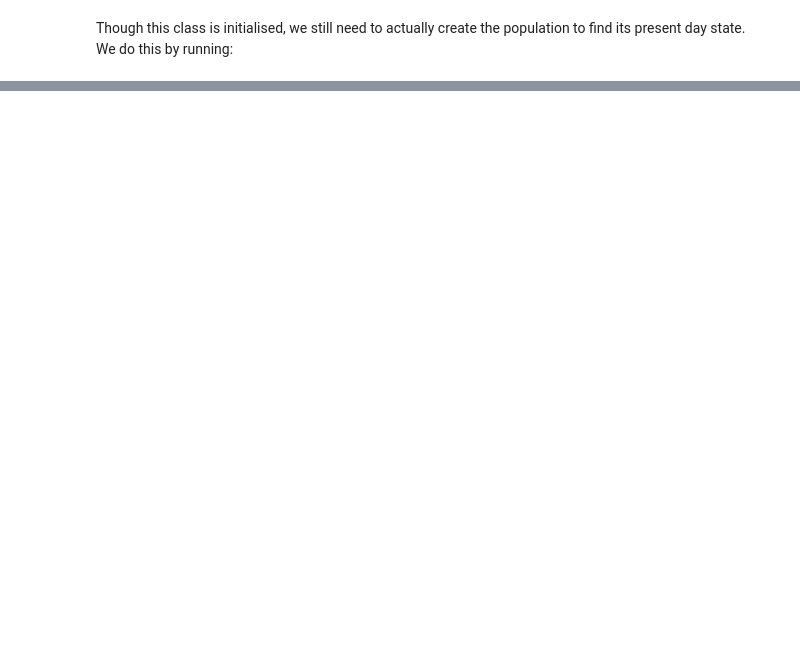
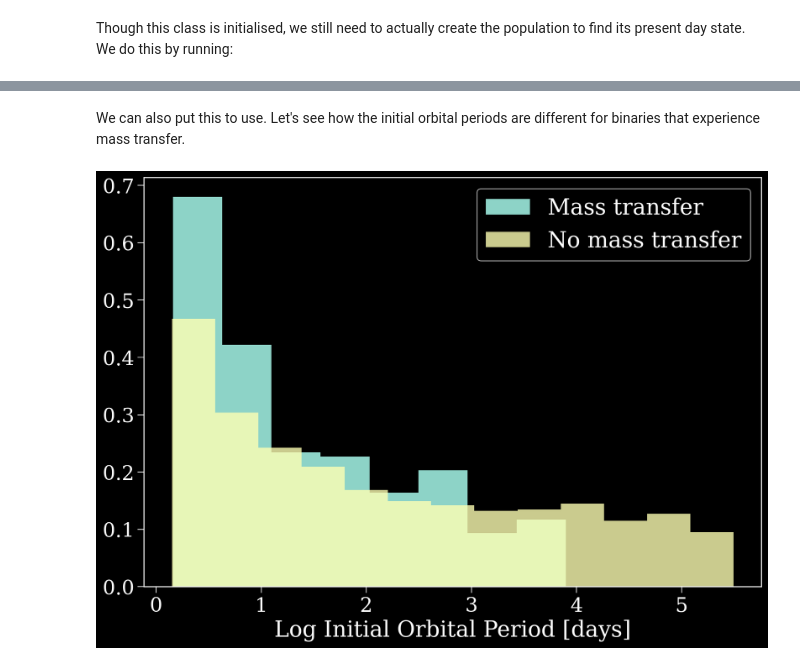
Before and after one commit to TomWagg/cogsworth, a Jupyter notebook: docs/tutorials/getting_started.ipynb, the cells around one changed output, grey strips where cells are left out. Drawn from its saved outputs; the diff is of its cells as text; code cells hidden in the pictures; blank space fills up the shorter version.

```diff
--- a/docs/tutorials/getting_started.ipynb
+++ b/docs/tutorials/getting_started.ipynb
@@ -88,0 +119,10 @@ p.final_coords
+# %% [markdown]
+We can also put this to use. Let's see how the initial orbital periods are different for binaries that experience mass transfer.
+# %%
+experienced_mt = p.initC["bin_num"].isin(mt_bin_nums)
+plt.hist(np.log10(p.initC["porb"][experienced_mt]), bins="fd", density=True, label="Mass transfer")
+plt.hist(np.log10(p.initC["porb"][~experienced_mt]), bins="fd", density=True, label="No mass transfer", alpha=0.8)
+plt.legend()
+plt.xlabel("Log Initial Orbital Period [days]");
+# %% [output]
+[figure, added]
```
Also changed, not shown: parts of 20 cells of this notebook.
